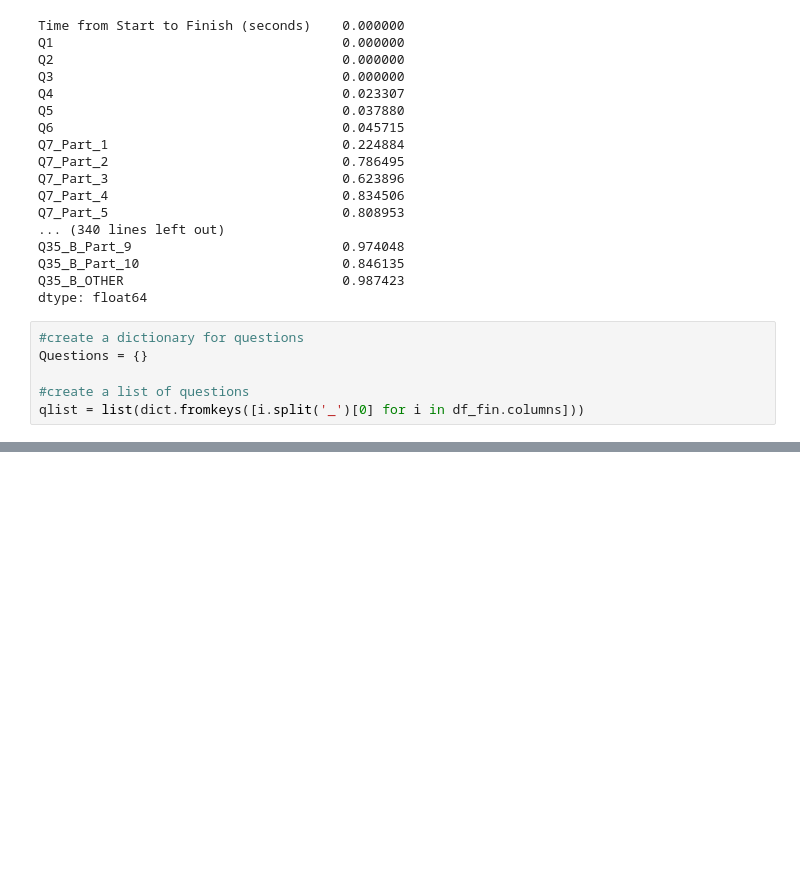
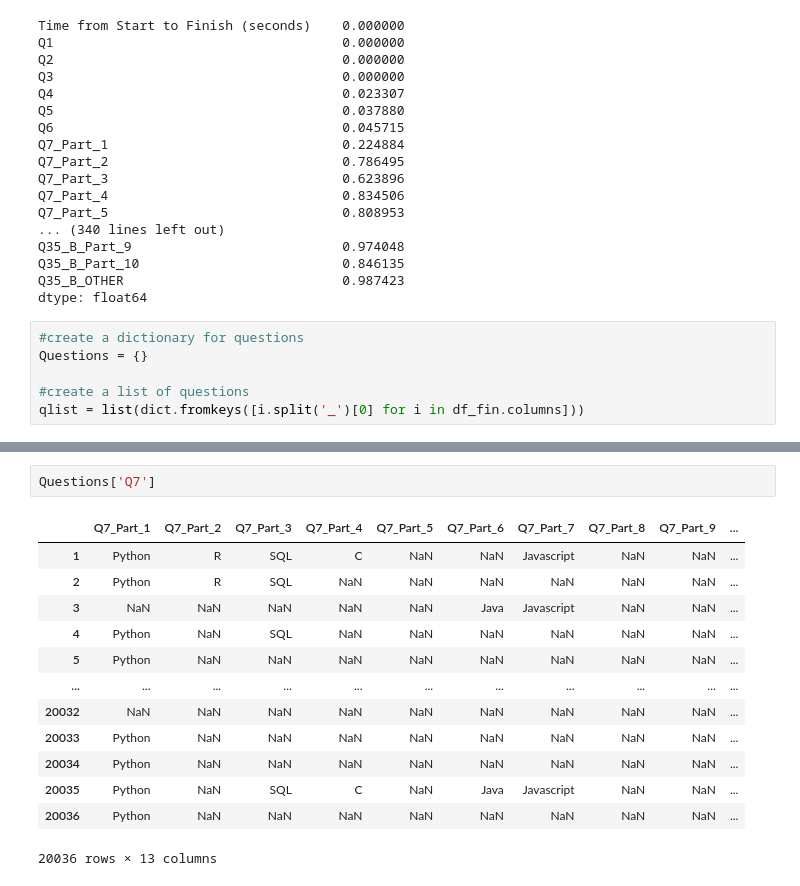
Before and after one commit to pramodhgopal/Kaggle_Survey_Analysis, a Jupyter notebook: kaggle_survey_data/EDA.ipynb, the cells around one changed output, grey strips where cells are left out. Cells and saved outputs as stored; diff of their text form; blank space fills up the shorter version.

```diff
--- a/kaggle_survey_data/EDA.ipynb
+++ b/kaggle_survey_data/EDA.ipynb
@@ -123,0 +134,16 @@ fig.show()
+# %%
+Questions['Q7']
+# %% [output]
+|  | Q7_Part_1 | Q7_Part_2 | Q7_Part_3 | Q7_Part_4 | Q7_Part_5 | Q7_Part_6 | Q7_Part_7 | Q7_Part_8 | Q7_Part_9 | ... |
+| 1 | Python | R | SQL | C | NaN | NaN | Javascript | NaN | NaN | ... |
+| 2 | Python | R | SQL | NaN | NaN | NaN | NaN | NaN | NaN | ... |
+| 3 | NaN | NaN | NaN | NaN | NaN | Java | Javascript | NaN | NaN | ... |
+| 4 | Python | NaN | SQL | NaN | NaN | NaN | NaN | NaN | NaN | ... |
+| 5 | Python | NaN | NaN | NaN | NaN | NaN | NaN | NaN | NaN | ... |
+| ... | ... | ... | ... | ... | ... | ... | ... | ... | ... | ... |
+| 20032 | NaN | NaN | NaN | NaN | NaN | NaN | NaN | NaN | NaN | ... |
+| 20033 | Python | NaN | NaN | NaN | NaN | NaN | NaN | NaN | NaN | ... |
+| 20034 | Python | NaN | NaN | NaN | NaN | NaN | NaN | NaN | NaN | ... |
+| 20035 | Python | NaN | SQL | C | NaN | Java | Javascript | NaN | NaN | ... |
+| 20036 | Python | NaN | NaN | NaN | NaN | NaN | NaN | NaN | NaN | ... |
+20036 rows × 13 columns
```
Also changed, not shown: parts of 12 cells of this notebook.
